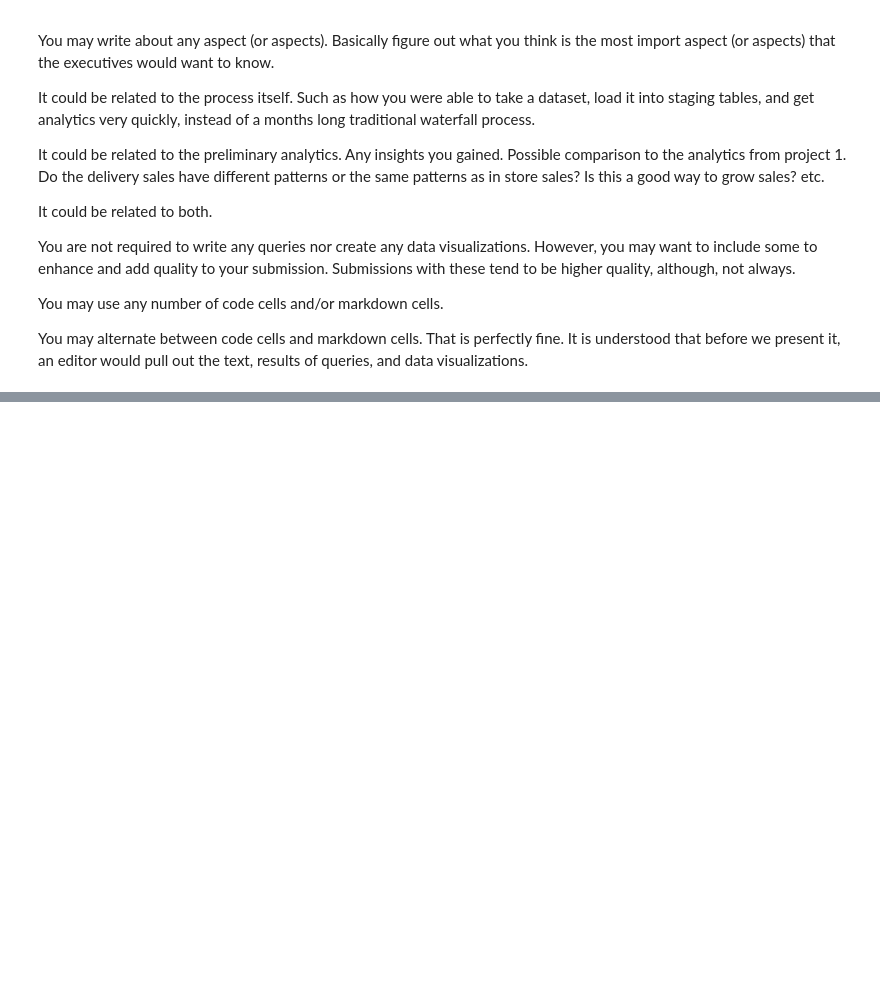
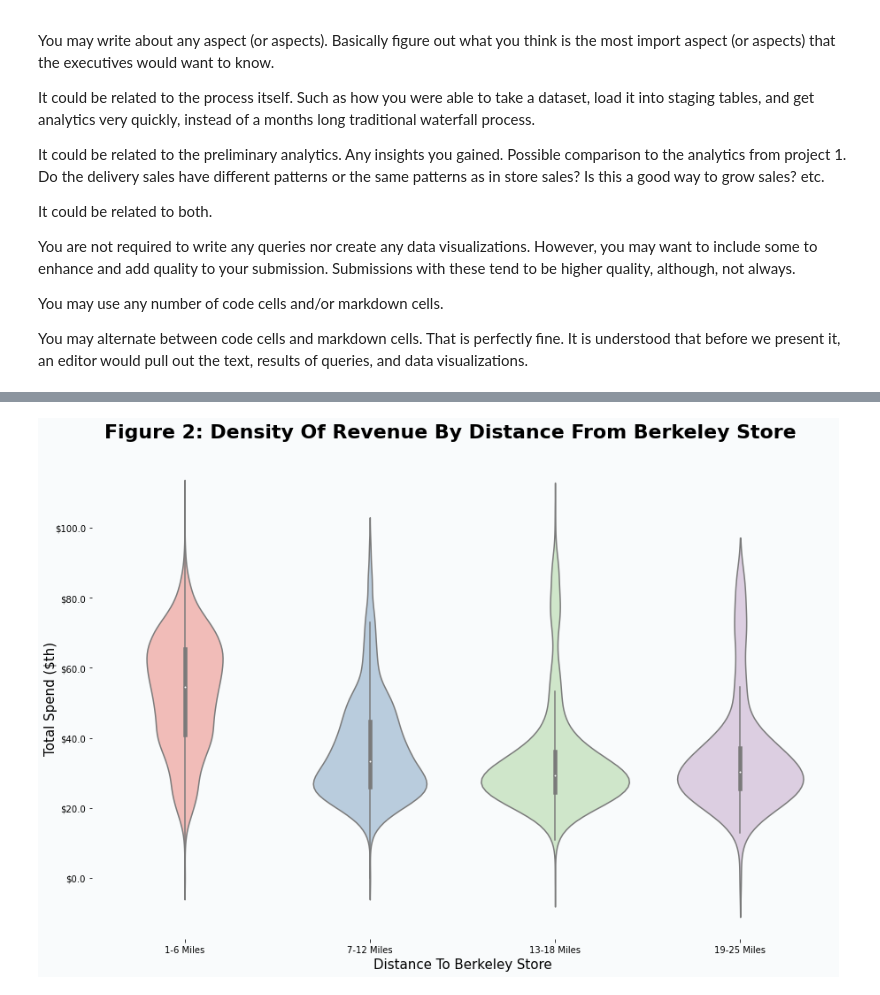
Before and after one commit to morinlandon12/ucb_mids_w205_project_2, a Jupyter notebook: project_2_7.ipynb, the cells around one changed output, grey strips where cells are left out. Drawn from its saved outputs; the diff is of its cells as text; code cells hidden in the pictures; blank space fills up the shorter version.

```diff
--- a/project_2_7.ipynb
+++ b/project_2_7.ipynb
@@ -106,0 +347,48 @@ You may alternate between code cells and markdown cells.  That is perfectly fine
+# %%
+df = df.fillna(0)
+df['total_sales'] = df['total_sales'].astype(float)
+df['total_visits'] = df['total_visits'].astype(float)
+# %%
+def thousands_formatter(x, pos):
+    return f'${x / 1000}'
+# %%
+#Creating bins for distance from store.
+min_value = df['distance_from_store'].min()
+max_value = df['distance_from_store'].max()
+
+bins = np.linspace(min_value,max_value,5)
+
+labels = ['1-6 Miles', '7-12 Miles', '13-18 Miles', '19-25 Miles']
+df['bins'] = pd.cut(df['distance_from_store'], bins=bins, labels=labels, include_lowest=True)
+# %%
+#Plotting distance from store violin plot.
+fig, ax = plt.subplots(figsize=(15, 10))
+
+sns.violinplot(x="bins",
+               y="total_sales",
+               data=df,
+               palette="Pastel1",
+               ax=ax,
+               labels = False)
+
+ax.yaxis.set_major_formatter(FuncFormatter(thousands_formatter))
+ax.set_frame_on(False)
+
+
+# Add titles (main and on axis)
+plt.xlabel('Distance To Berkeley Store', ha='center', fontsize = 15)
+plt.ylabel('Total Spend ($th)', va='center', rotation='vertical', fontsize = 15)
+fig.text(
+    x=0.5,
+    y=0.92,
+    s="Figure 2: Density Of Revenue By Distance From Berkeley Store",
+    ha="center",
+    va="center",
+    ma="center",
+    fontsize=22,
+    fontweight="bold"
+)
+
+fig.set_facecolor("#f9fbfc")
+# %% [output]
+[figure, added]
```
Also changed, not shown: parts of 10 cells of this notebook, 5 other files.
